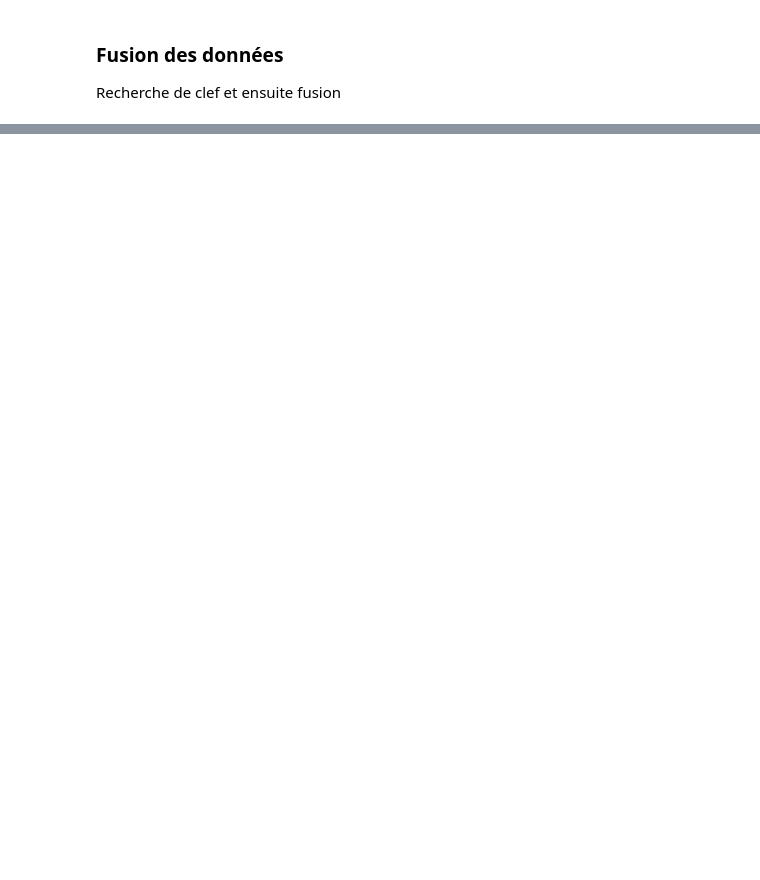
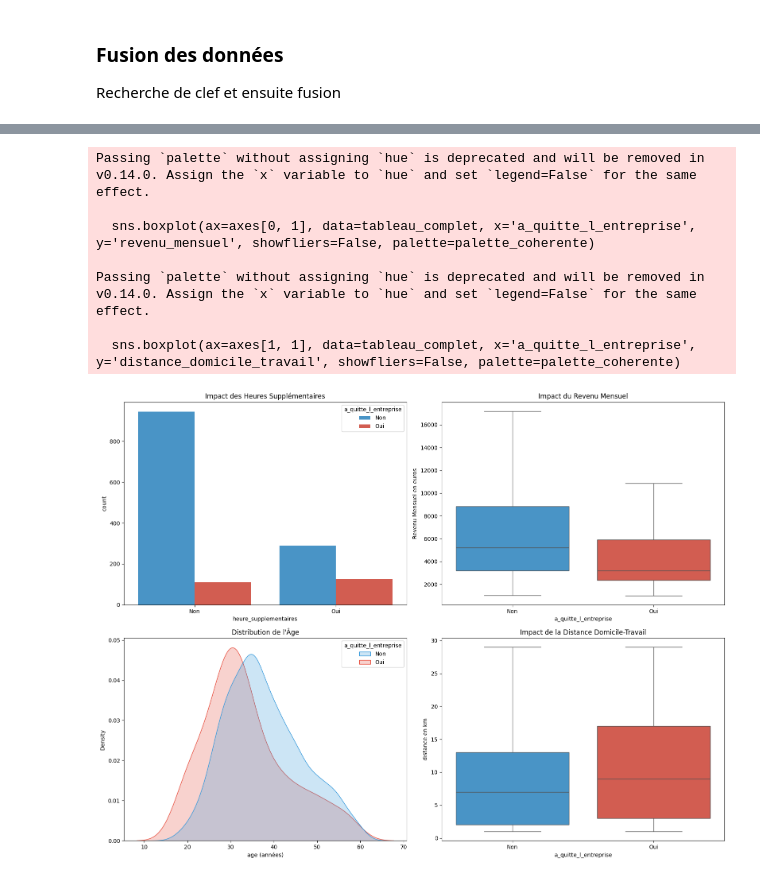
Before and after one commit to EthanChmt/Classifiez_automatiquement_des_informations, a Jupyter notebook: Notebooks/Notebook_1_analyse_exploratoire.ipynb, the cells around one changed output, grey strips where cells are left out. Cells and saved outputs as stored; diff of their text form; code cells hidden in the pictures; blank space fills up the shorter version.

```diff
--- a/Notebooks/Notebook_1_analyse_exploratoire.ipynb
+++ b/Notebooks/Notebook_1_analyse_exploratoire.ipynb
@@ -186,0 +266,39 @@ display(df_final.head(30))
+# %%
+# Correction du dictionnaire pour correspondre à "Oui" et "Non"
+palette_coherente = {"Non": "#3498db", "Oui": "#e74c3c"}
+
+fig, axes = plt.subplots(2, 2, figsize=(16, 12))
+
+# Graphique 1 : Heures Supplémentaires
+sns.countplot(ax=axes[0, 0], data=tableau_complet, x='heure_supplementaires', hue='a_quitte_l_entreprise', palette=palette_coherente)
+axes[0, 0].set_title("Impact des Heures Supplémentaires")
+
+# Graphique 2 : Revenu Mensuel
+# Correction : déplacement de Ylabel vers set_ylabel()
+sns.boxplot(ax=axes[0, 1], data=tableau_complet, x='a_quitte_l_entreprise', y='revenu_mensuel', showfliers=False, palette=palette_coherente)
+axes[0, 1].set_title("Impact du Revenu Mensuel")
+axes[0, 1].set_ylabel("Revenu Mensuel en euros")
+
+# Graphique 3 : Âge
+# Correction : déplacement de xlabel vers set_xlabel()
+sns.kdeplot(ax=axes[1, 0], data=tableau_complet, x='age', hue='a_quitte_l_entreprise', fill=True, palette=palette_coherente, common_norm=False)
+axes[1, 0].set_title("Distribution de l'Âge")
+axes[1, 0].set_xlabel("age (années)")
+
+# Graphique 4 : Distance
+# Correction : déplacement de ylabel vers set_ylabel()
+sns.boxplot(ax=axes[1, 1], data=tableau_complet, x='a_quitte_l_entreprise', y='distance_domicile_travail', showfliers=False, palette=palette_coherente)
+axes[1, 1].set_title("Impact de la Distance Domicile-Travail")
+axes[1, 1].set_ylabel("distance en km")
+
+plt.tight_layout()
+plt.show()
+# %% [output]
+Passing `palette` without assigning `hue` is deprecated and will be removed in v0.14.0. Assign the `x` variable to `hue` and set `legend=False` for the same effect.
+
+  sns.boxplot(ax=axes[0, 1], data=tableau_complet, x='a_quitte_l_entreprise', y='revenu_mensuel', showfliers=False, palette=palette_coherente)
+
+Passing `palette` without assigning `hue` is deprecated and will be removed in v0.14.0. Assign the `x` variable to `hue` and set `legend=False` for the same effect.
+
+  sns.boxplot(ax=axes[1, 1], data=tableau_complet, x='a_quitte_l_entreprise', y='distance_domicile_travail', showfliers=False, palette=palette_coherente)
+[figure, added]
```
Also changed, not shown: parts of 16 cells of this notebook, 2 other files.
